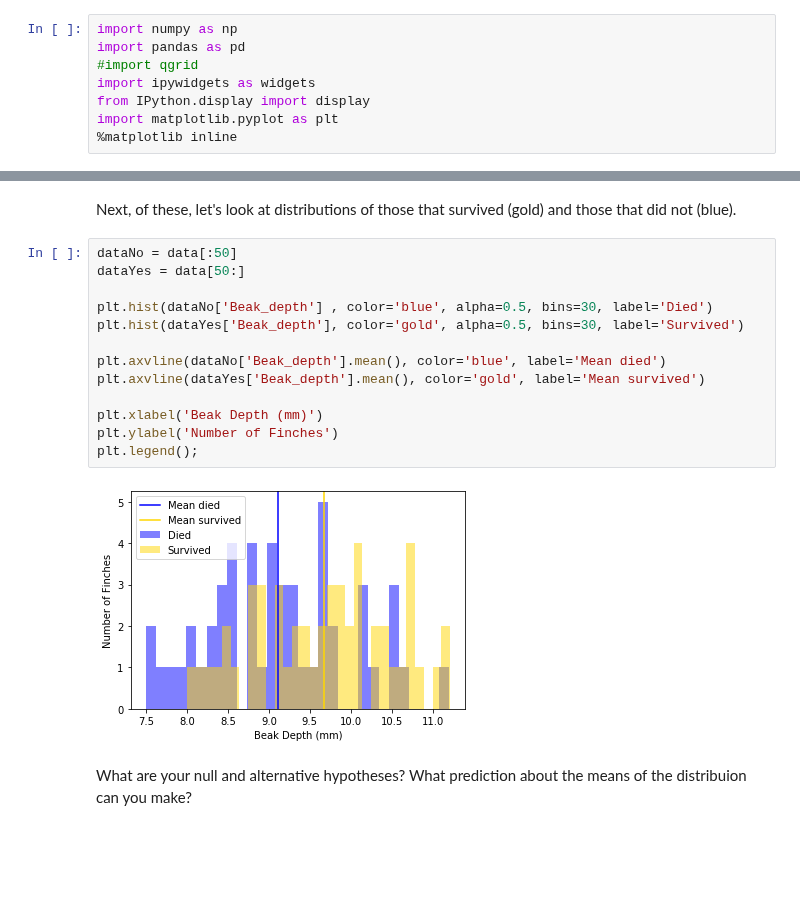
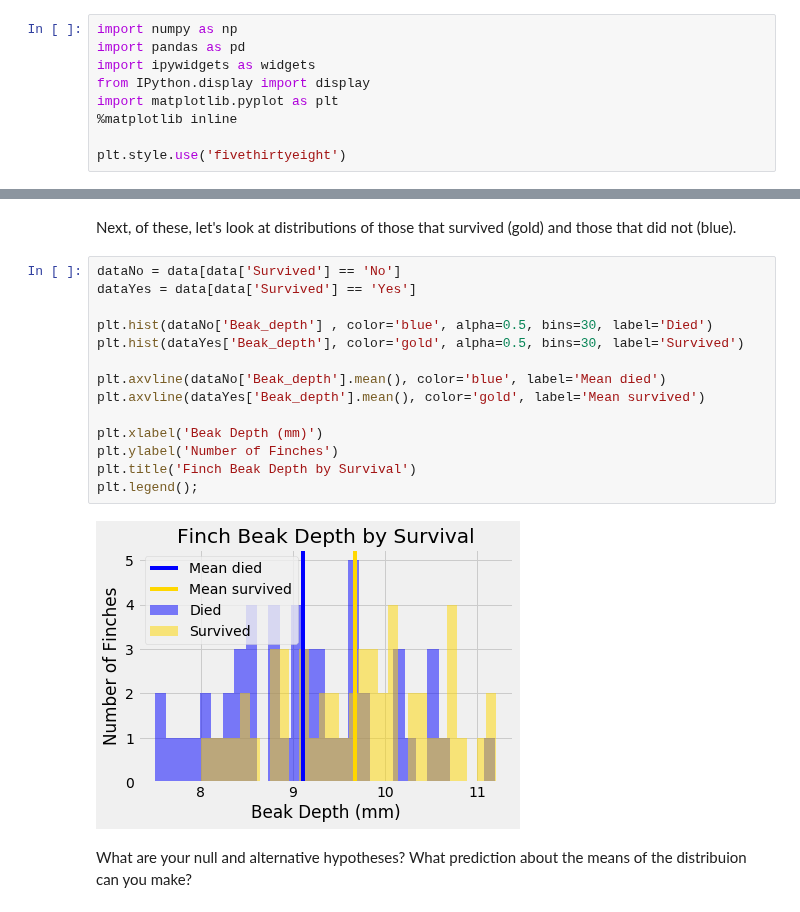
Before and after one commit to ds-modules/Bio-1B, a Jupyter notebook: Bio 1B Jupyter Introduction Darwin's Finches example.ipynb, the cells around one changed output, grey strips where cells are left out. Saved outputs shown, nothing was run; the diff lists cells and outputs as text; blank space fills up the shorter version.

```diff
--- a/Bio 1B Jupyter Introduction Darwin's Finches example.ipynb
+++ b/Bio 1B Jupyter Introduction Darwin's Finches example.ipynb
@@ -70,11 +66,12 @@ __You will need to run this next cell to import tools needed by Python for manip
 # %%
 import numpy as np
 import pandas as pd
-#import qgrid
 import ipywidgets as widgets
 from IPython.display import display
 import matplotlib.pyplot as plt
 %matplotlib inline
+
+plt.style.use('fivethirtyeight')
 # %% [markdown]
 <br>
 
@@ -142,20 +140,21 @@ plt.legend();
 # %% [markdown]
 Next, of these, let's look at distributions of those that survived (gold) and those that did not (blue).
 # %%
-dataNo = data[:50]
-dataYes = data[50:]
+dataNo = data[data['Survived'] == 'No']
+dataYes = data[data['Survived'] == 'Yes']
 
 plt.hist(dataNo['Beak_depth'] , color='blue', alpha=0.5, bins=30, label='Died')
 plt.hist(dataYes['Beak_depth'], color='gold', alpha=0.5, bins=30, label='Survived')
 
 plt.axvline(dataNo['Beak_depth'].mean(), color='blue', label='Mean died')
 plt.axvline(dataYes['Beak_depth'].mean(), color='gold', label='Mean survived')
 
 plt.xlabel('Beak Depth (mm)')
 plt.ylabel('Number of Finches')
+plt.title('Finch Beak Depth by Survival')
 plt.legend();
 # %% [output]
-[figure, old version]
+[figure, new version]
 # %% [markdown]
 What are your null and alternative hypotheses? What prediction about the means of the distribuion can you make?
 # %% [markdown]
```
Also changed, not shown: parts of 9 cells of this notebook.
